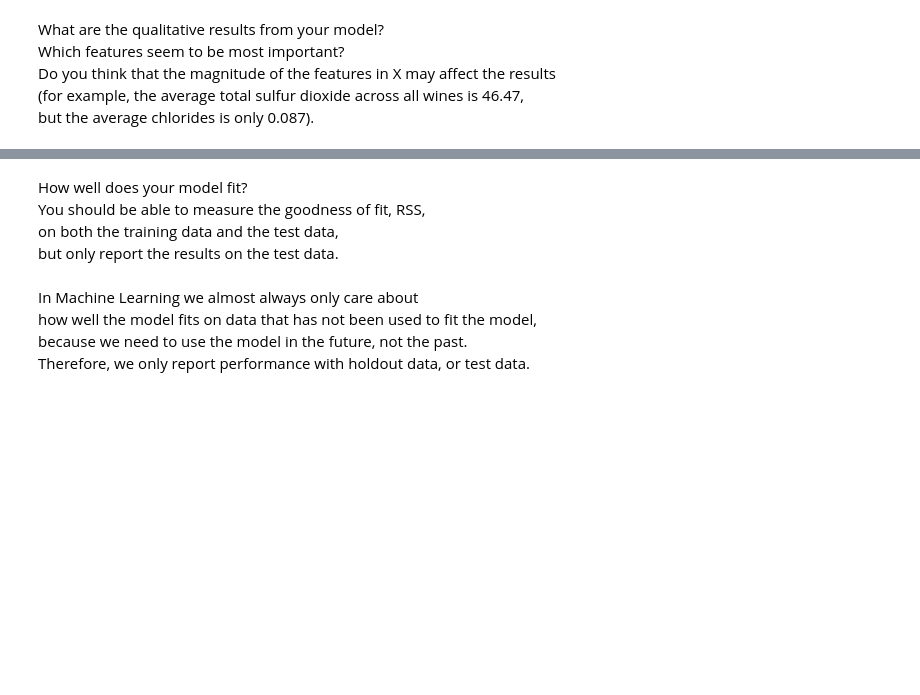
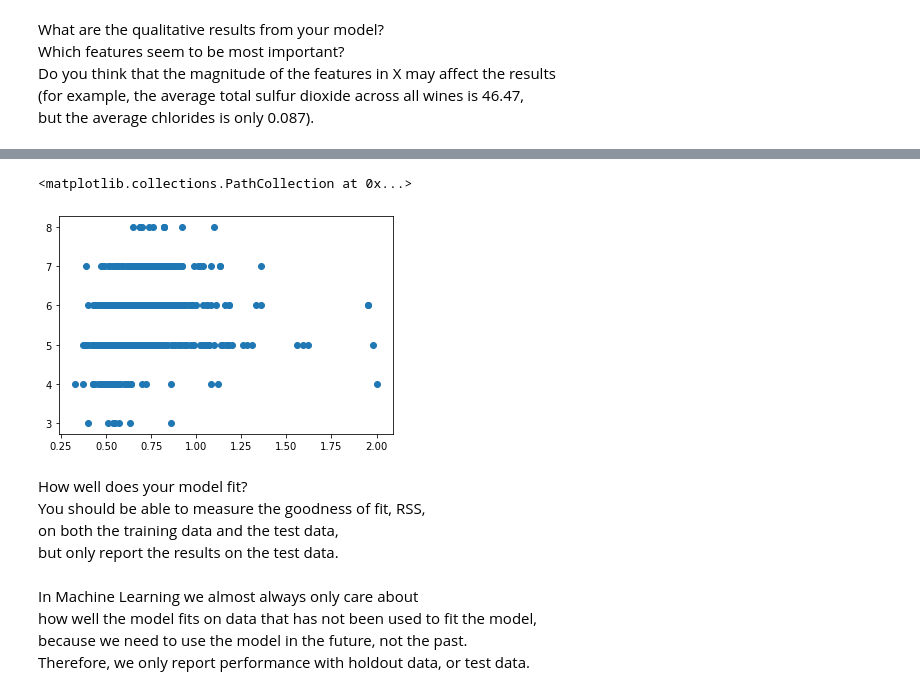
Before and after one commit to r50206v/E4571-Personalization-and-Recommendation-System, a Jupyter notebook: hw1/hw1.ipynb, the cells around one changed output, grey strips where cells are left out. Saved outputs shown, nothing was run; the diff lists cells and outputs as text; code cells hidden in the pictures; blank space fills up the shorter version.

```diff
--- a/hw1/hw1.ipynb
+++ b/hw1/hw1.ipynb
@@ -120,3 +155,8 @@ plt.scatter(X_train["density"], y_train)
+# %%
+plt.scatter(X_train["sulphates"], y_train)
+# %% [output]
+<matplotlib.collections.PathCollection at 0x...>
+[figure, added]
 # %% [markdown]
 How well does your model fit? <br>
 You should be able to measure the goodness of fit, RSS, <br>
```
Also changed, not shown: parts of 33 cells of this notebook.
